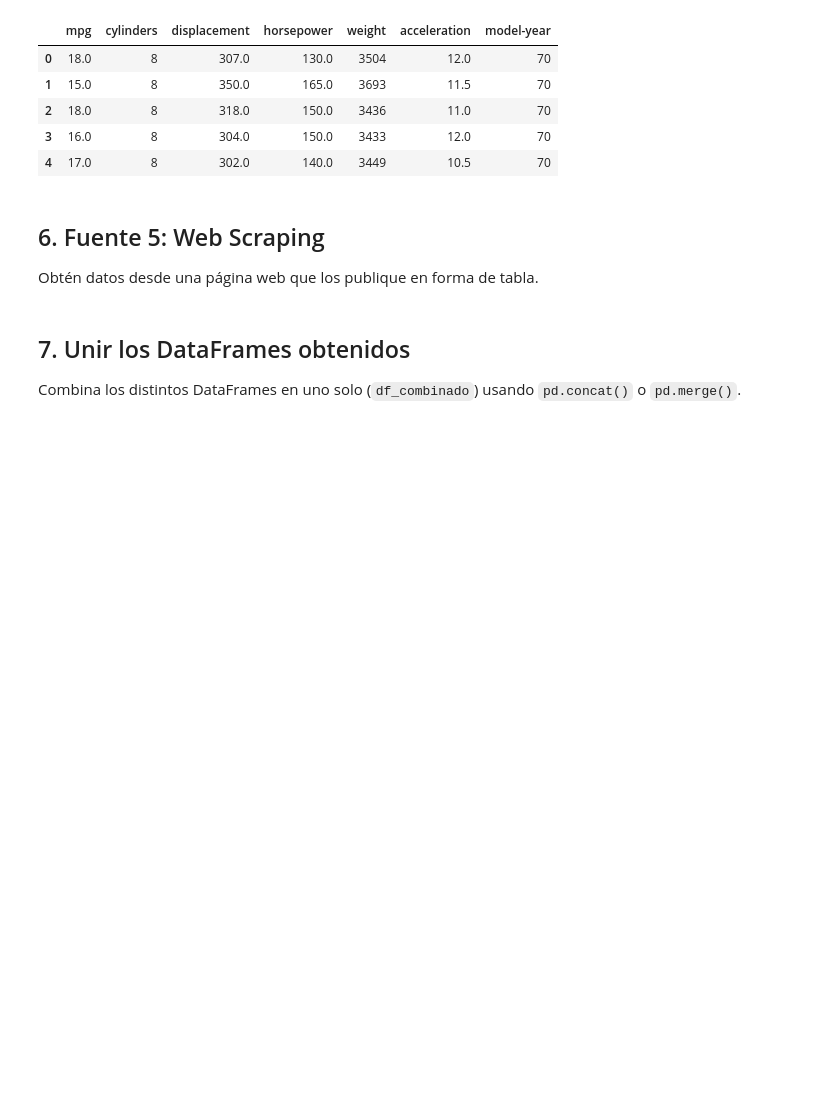
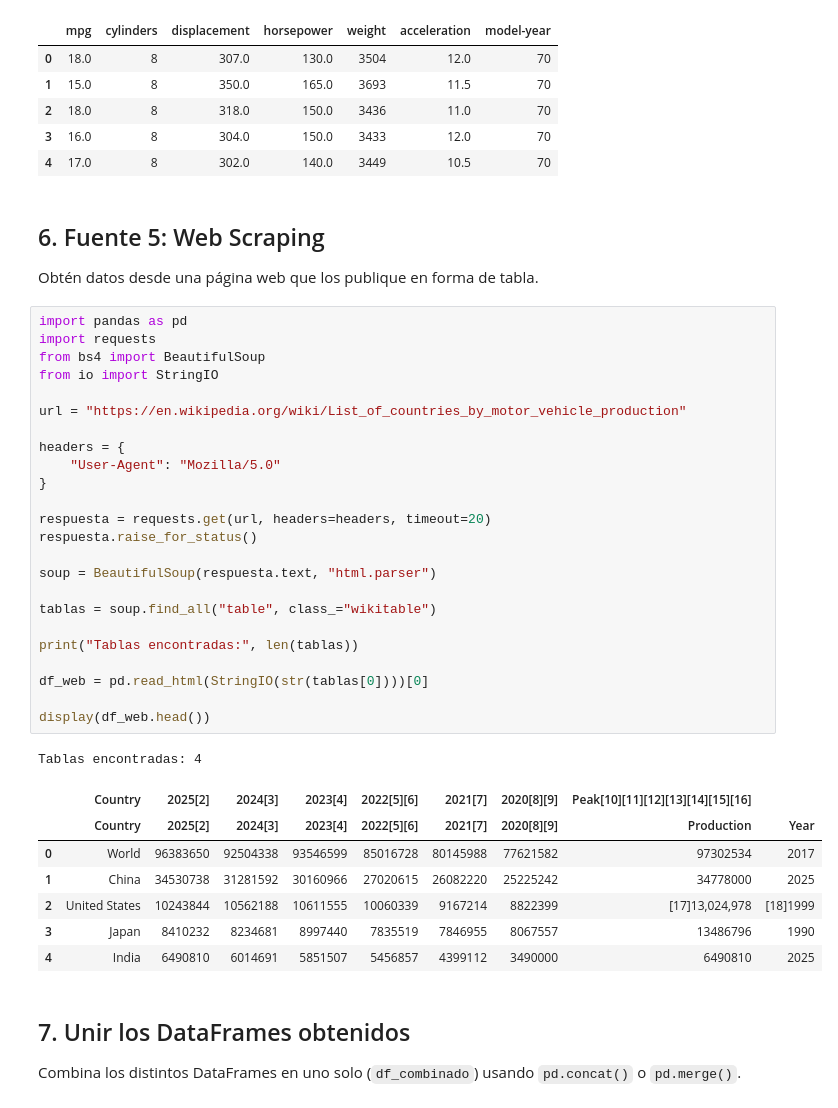
Before and after one commit to OthmaneL4/IA-y-Big-Data-, a Jupyter notebook: Tarea_Sesion_10.ipynb, the cells around one changed output. Saved outputs shown, nothing was run; the diff lists cells and outputs as text; blank space fills up the shorter version.

```diff
--- a/Tarea_Sesion_10.ipynb
+++ b/Tarea_Sesion_10.ipynb
@@ -84,6 +84,39 @@ display(df_auto.head())
 
 ##  6. Fuente 5: Web Scraping
 Obtén datos desde una página web que los publique en forma de tabla.
+# %%
+import pandas as pd
+import requests
+from bs4 import BeautifulSoup
+from io import StringIO
+
+url = "https://en.wikipedia.org/wiki/List_of_countries_by_motor_vehicle_production"
+
+headers = {
+    "User-Agent": "Mozilla/5.0"
+}
+
+respuesta = requests.get(url, headers=headers, timeout=20)
+respuesta.raise_for_status()
+
+soup = BeautifulSoup(respuesta.text, "html.parser")
+
+tablas = soup.find_all("table", class_="wikitable")
+
+print("Tablas encontradas:", len(tablas))
+
+df_web = pd.read_html(StringIO(str(tablas[0])))[0]
+
+display(df_web.head())
+# %% [output]
+Tablas encontradas: 4
+|  | Country | 2025[2] | 2024[3] | 2023[4] | 2022[5][6] | 2021[7] | 2020[8][9] | Peak[10][11][12][13][14][15][16] |  |
+|  | Country | 2025[2] | 2024[3] | 2023[4] | 2022[5][6] | 2021[7] | 2020[8][9] | Production | Year |
+| 0 | World | 96383650 | 92504338 | 93546599 | 85016728 | 80145988 | 77621582 | 97302534 | 2017 |
+| 1 | China | 34530738 | 31281592 | 30160966 | 27020615 | 26082220 | 25225242 | 34778000 | 2025 |
+| 2 | United States | 10243844 | 10562188 | 10611555 | 10060339 | 9167214 | 8822399 | [17]13,024,978 | [18]1999 |
+| 3 | Japan | 8410232 | 8234681 | 8997440 | 7835519 | 7846955 | 8067557 | 13486796 | 1990 |
+| 4 | India | 6490810 | 6014691 | 5851507 | 5456857 | 4399112 | 3490000 | 6490810 | 2025 |
 # %% [markdown]
 
 ##  7. Unir los DataFrames obtenidos
```
